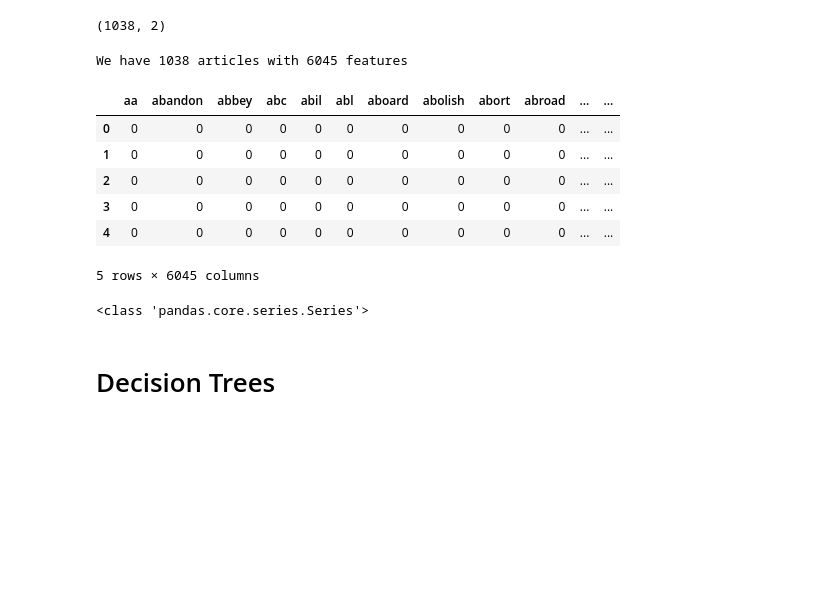
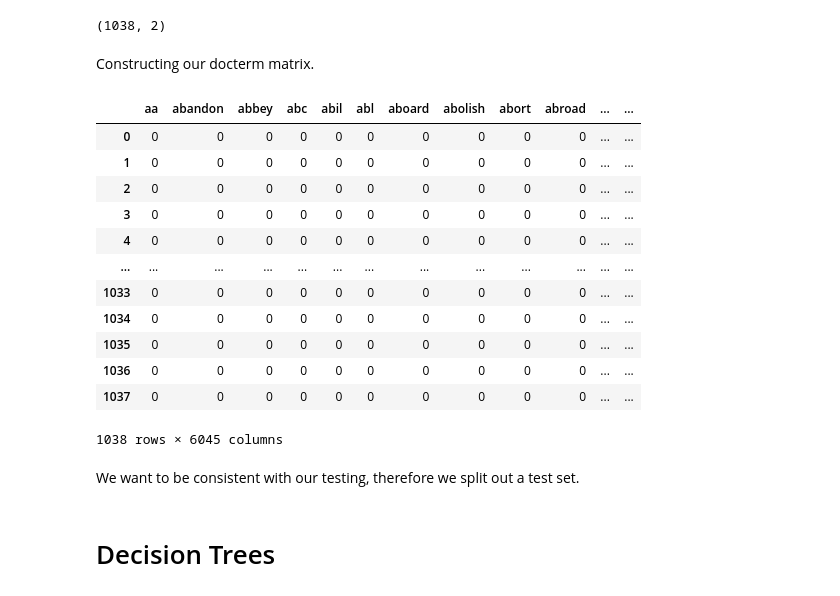
Before and after one commit to lutzhamel/CSC310, a Jupyter notebook: notes/19-NLP-2.ipynb, the cells around one changed output. Drawn from its saved outputs; the diff is of its cells as text; code cells hidden in the pictures; blank space fills up the shorter version.

```diff
--- a/notes/19-NLP-2.ipynb
+++ b/notes/19-NLP-2.ipynb
@@ -69,35 +66,42 @@ newsgroups.head(n=10)
 newsgroups.shape
 # %% [output]
 (1038, 2)
+# %% [markdown]
+Constructing our docterm matrix.
 # %%
-# build the stemmer function
+doc_analyzer = CountVectorizer(analyzer = "word",
+                               stop_words = 'english',
+                               token_pattern = "[a-zA-Z]+") \
+            .build_analyzer() # retrieve the analyzer
 stemmer = PorterStemmer()
-doc_tokenizer = CountVectorizer(analyzer = "word",
-                           stop_words = 'english',
-                           token_pattern = "[a-zA-Z]+") \
-            .build_analyzer() # retrieve the tokenizer
-
-def stemmed_doc(doc):
-    return [stemmer.stem(w) for w in doc_tokenizer(doc)]
+def doc_stemmer(doc):
+    return [stemmer.stem(w) for w in doc_analyzer(doc)]
 # %%
 # construct our docterm matrix
 
-vectorizer = CountVectorizer(analyzer=stemmed_doc,
+vectorizer = CountVectorizer(analyzer=doc_stemmer,
                              binary=True,
-                             min_df=2) # each word has to appear at least twice
-docarray = vectorizer.fit_transform(newsgroups['text']).toarray()
-docterm = pd.DataFrame(docarray, columns=list(vectorizer.get_feature_names_out()))
-print("We have {} articles with {} features".format(docterm.shape[0],docterm.shape[1]))
-docterm.head()
+                             min_df=2)
+docterm = pd.DataFrame(data=vectorizer.fit_transform(newsgroups['text']).toarray(),
+                       columns=vectorizer.get_feature_names_out())
+
+docterm
 # %% [output]
+|  | aa | abandon | abbey | abc | abil | abl | aboard | abolish | abort | abroad | ... | ... |
+| 0 | 0 | 0 | 0 | 0 | 0 | 0 | 0 | 0 | 0 | 0 | ... | ... |
+| 1 | 0 | 0 | 0 | 0 | 0 | 0 | 0 | 0 | 0 | 0 | ... | ... |
+| 2 | 0 | 0 | 0 | 0 | 0 | 0 | 0 | 0 | 0 | 0 | ... | ... |
+| 3 | 0 | 0 | 0 | 0 | 0 | 0 | 0 | 0 | 0 | 0 | ... | ... |
+| 4 | 0 | 0 | 0 | 0 | 0 | 0 | 0 | 0 | 0 | 0 | ... | ... |
+| ... | ... | ... | ... | ... | ... | ... | ... | ... | ... | ... | ... | ... |
+| 1033 | 0 | 0 | 0 | 0 | 0 | 0 | 0 | 0 | 0 | 0 | ... | ... |
+| 1034 | 0 | 0 | 0 | 0 | 0 | 0 | 0 | 0 | 0 | 0 | ... | ... |
+| 1035 | 0 | 0 | 0 | 0 | 0 | 0 | 0 | 0 | 0 | 0 | ... | ... |
+| 1036 | 0 | 0 | 0 | 0 | 0 | 0 | 0 | 0 | 0 | 0 | ... | ... |
+| 1037 | 0 | 0 | 0 | 0 | 0 | 0 | 0 | 0 | 0 | 0 | ... | ... |
-We have 1038 articles with 6045 features
+1038 rows × 6045 columns
-|  | aa | abandon | abbey | abc | abil | abl | aboard | abolish | abort | abroad | ... | ... |
-| 0 | 0 | 0 | 0 | 0 | 0 | 0 | 0 | 0 | 0 | 0 | ... | ... |
-| 1 | 0 | 0 | 0 | 0 | 0 | 0 | 0 | 0 | 0 | 0 | ... | ... |
-| 2 | 0 | 0 | 0 | 0 | 0 | 0 | 0 | 0 | 0 | 0 | ... | ... |
-| 3 | 0 | 0 | 0 | 0 | 0 | 0 | 0 | 0 | 0 | 0 | ... | ... |
-| 4 | 0 | 0 | 0 | 0 | 0 | 0 | 0 | 0 | 0 | 0 | ... | ... |
-5 rows × 6045 columns
+# %% [markdown]
+We want to be consistent with our testing, therefore we split out a test set.
 # %%
 # set up train and test sets
 X_train, X_test, y_train, y_test = \
@@ -106,10 +110,6 @@ X_train, X_test, y_train, y_test = \
                    train_size=0.8,
                    test_size=0.2,
                    random_state=2)
-# %%
-print(type(y_train))
-# %% [output]
-<class 'pandas.core.series.Series'>
 # %% [markdown]
 # Decision Trees
 # %%
```
Also changed, not shown: parts of 7 cells of this notebook, 2 other files.
